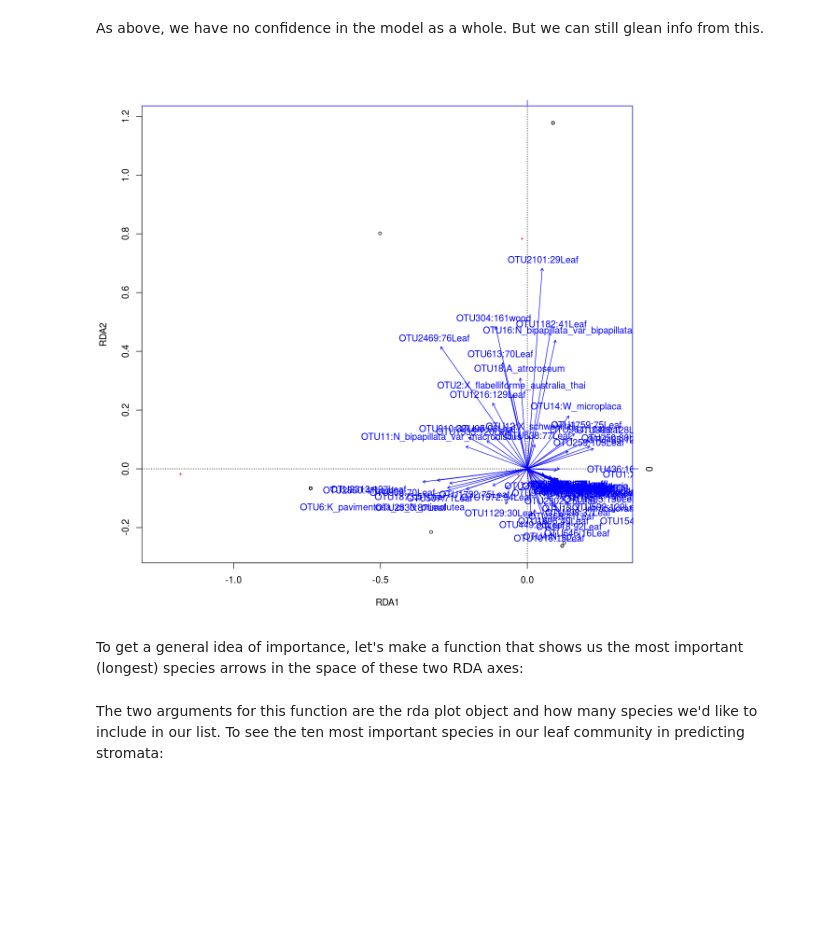
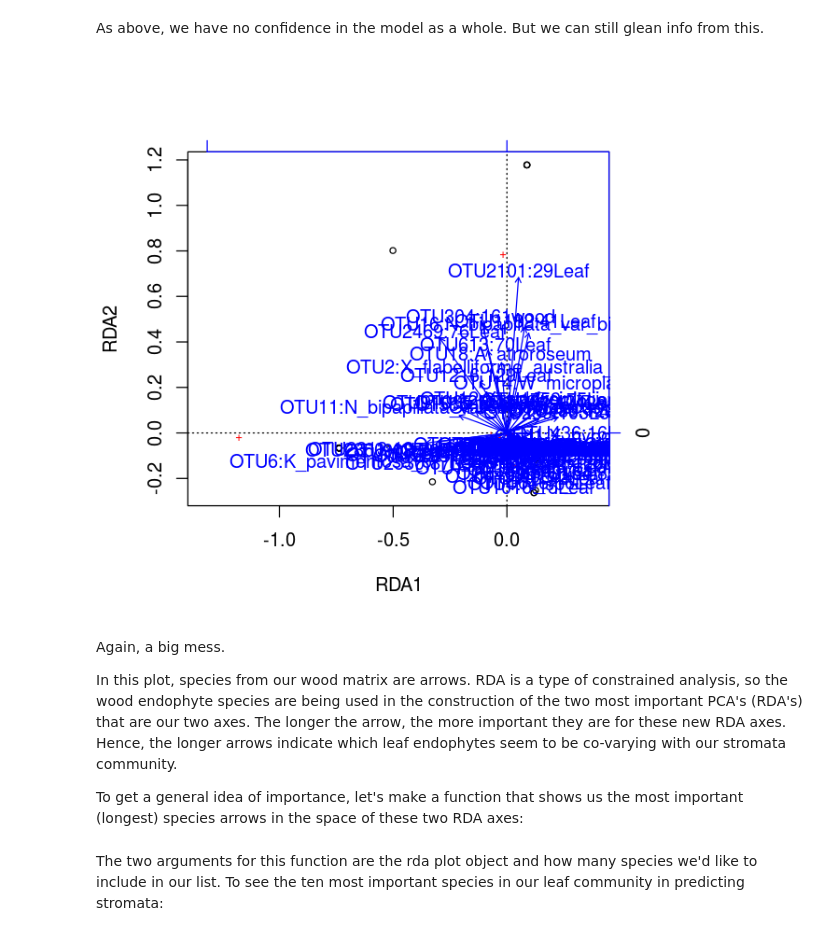
Before and after one commit to danchurch/taiwan_combined, a Jupyter notebook: XylariaLeafWoodStats.ipynb, the cells around one changed output. Cells and saved outputs as stored; diff of their text form; code cells hidden in the pictures; blank space fills up the shorter version.

```diff
--- a/XylariaLeafWoodStats.ipynb
+++ b/XylariaLeafWoodStats.ipynb
@@ -571,12 +567,16 @@ anova.cca(leaf.rda) ## check for significance
 # %% [markdown]
 As above, we have no confidence in the model as a whole. But we can still glean info from this.
 # %%
-options(repr.plot.width = 10, repr.plot.height = 10)
+options(repr.plot.width = 5, repr.plot.height = 5)
 leafrdaplot <- plot(leaf.rda)
 # %% [output]
-[figure, old version]
+[figure, new version]
-# %% [markdown]
-To get a general idea of importance, let's make a function that shows us the most important (longest) species arrows in the space of these two RDA axes:
+# %% [markdown]
+Again, a big mess.
+
+In this plot, species from our wood matrix are arrows. RDA is a type of constrained analysis, so the wood endophyte species are being used in the construction of the two most important PCA's (RDA's) that are our two axes. The longer the arrow, the more important they are for these new RDA axes. Hence, the longer arrows indicate which leaf endophytes seem to be co-varying with our stromata community.
+
+To get a general idea of importance, let's make a function that shows us the most important (longest) species arrows in the space of these two RDA axes:
 # %%
 rdadist <- function(plot, howmany){
         bb <- plot$biplot
```
Also changed, not shown: parts of 5 cells of this notebook.
